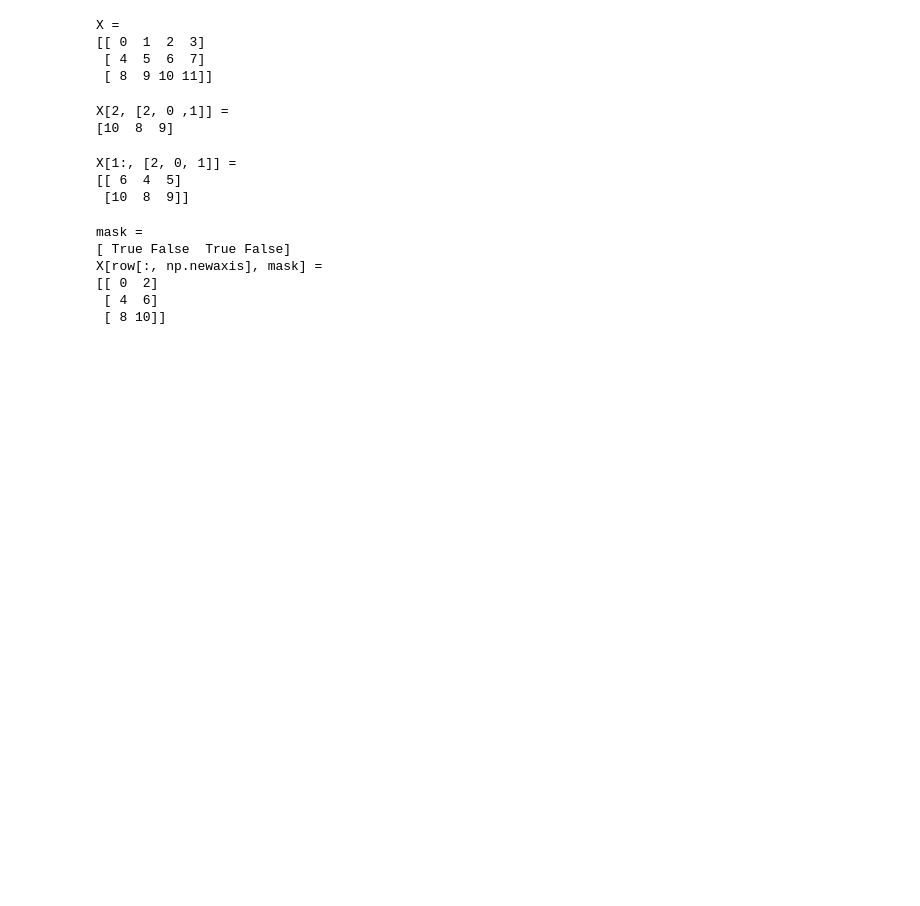
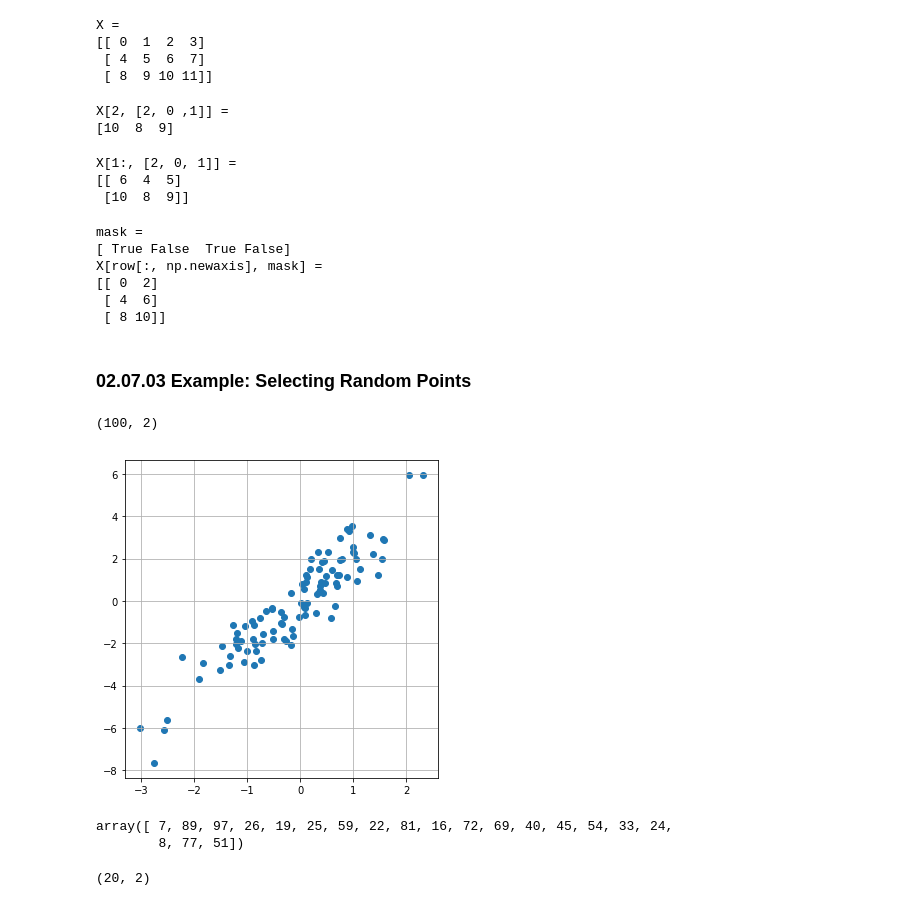
Before and after one commit to shumez/DataScience, a Jupyter notebook: PythonDataScienceHandbook/c02/code.ipynb, the cells around one changed output. Cells and saved outputs as stored; diff of their text form; code cells hidden in the pictures; blank space fills up the shorter version.

```diff
--- a/PythonDataScienceHandbook/c02/code.ipynb
+++ b/PythonDataScienceHandbook/c02/code.ipynb
@@ -1553,3 +1554,32 @@ X[row[:, np.newaxis], mask] =
 [[ 0  2]
  [ 4  6]
  [ 8 10]]
+# %% [markdown]
+### 02.07.03 Example: Selecting Random Points
+# %%
+mean = [0, 0]
+cov = [[1, 2],
+       [2, 5]]
+X = rand.multivariate_normal(mean, cov, 100)
+X.shape
+# %% [output]
+(100, 2)
+# %%
+fig, ax = plt.subplots(figsize=(5, 5))
+ax.scatter(X[:, 0], X[:, 1])
+ax.grid(True)
+plt.tight_layout()
+plt.show()
+# %% [output]
+[figure, added]
+# %%
+indices = np.random.choice(X.shape[0], 20, replace=False)
+indices
+# %% [output]
+array([ 7, 89, 97, 26, 19, 25, 59, 22, 81, 16, 72, 69, 40, 45, 54, 33, 24,
+        8, 77, 51])
+# %%
+selection = X[indices]
+selection.shape
+# %% [output]
+(20, 2)
```
Also changed, not shown: parts of 2 cells of this notebook, 1 other file.
